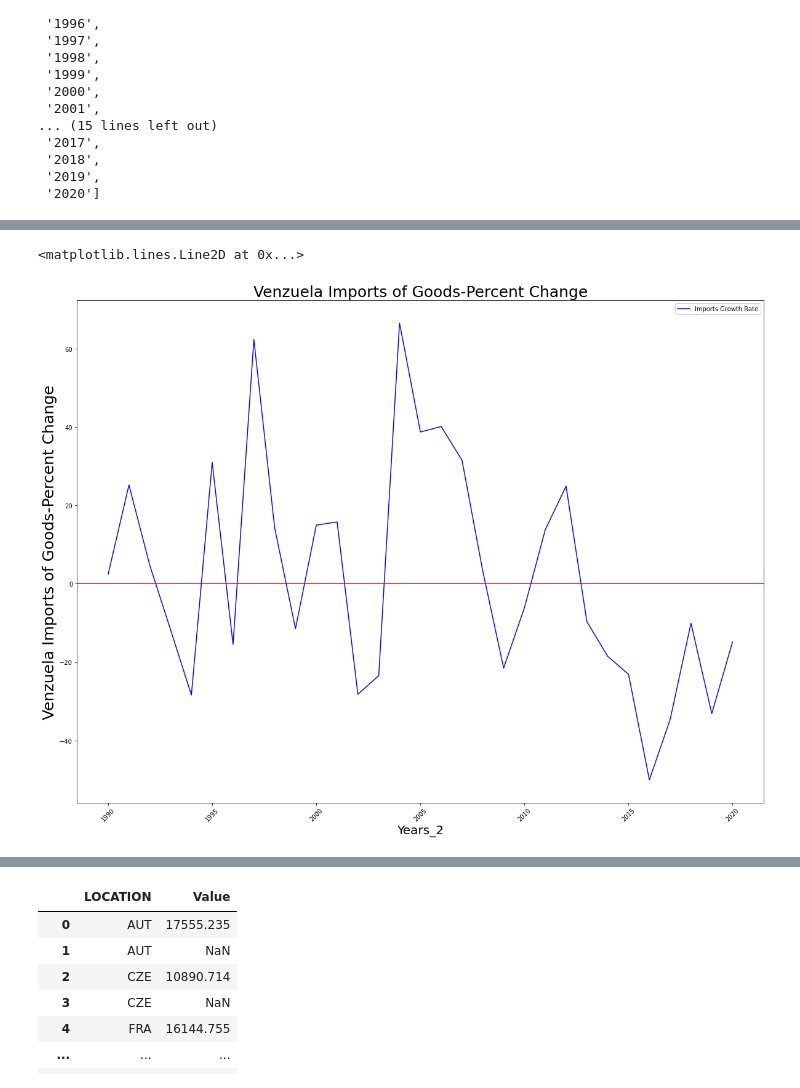
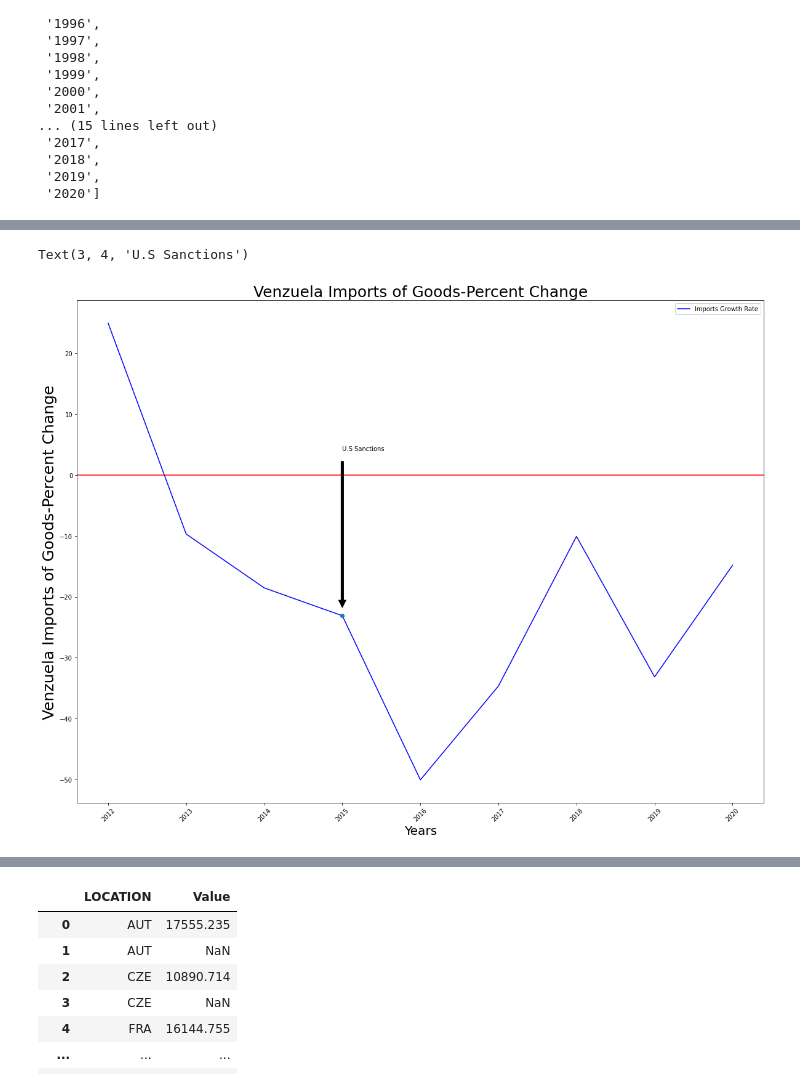
Before and after one commit to jonnie763/DATA-690-WANG-Stats-and-Visualizations, a Jupyter notebook: Jonathan_Rius_Deliverable_2.ipynb, the cells around one changed output, grey strips where cells are left out. Saved outputs shown, nothing was run; the diff lists cells and outputs as text; code cells hidden in the pictures.

```diff
--- a/Jonathan_Rius_Deliverable_2.ipynb
+++ b/Jonathan_Rius_Deliverable_2.ipynb
@@ -234,10 +238,10 @@ Years
  '2020']
 # %%
 long_df = df.melt(
-    id_vars="Country",                          # Unique identifier
-    value_vars=Years_2,    # List of columns to be melted to a single variable
-    var_name="Years_2",                          # The new column name for the variable
-    value_name="Imports Growth Rate"                         # The new column name for the value
+    id_vars="Country",                         # Unique identifier
+    value_vars=Years,                          # List of columns to be melted to a single variable
+    var_name="Years",                          # The new column name for the variable
+    value_name="Imports Growth Rate"           # The new column name for the value
 )
 
 long_df
@@ -259,3 +263,13 @@ long_df
 | 28 | Venezuela | 2018 | -10.074 |
 | 29 | Venezuela | 2019 | -33.140 |
 | 30 | Venezuela | 2020 | -14.796 |
+# %%
+start = '2012'
+end = '2020'
+
+l = list(long_df['Years']) #ordered list of names
+subl = l[l.index(start):l.index(end)+1] #list of names between the start and end
+
+long_df[long_df['Years'].isin(subl)] #filter dataset for list of names
+long_df=long_df[long_df['Years'].isin(subl)] #filter dataset for list of names
+long_df
@@ -262,11 +287,18 @@ long_df
 # %%
 import numpy as np
 fig, ax = plt.subplots(figsize=(20,15))
 ax.set_ylabel("Venzuela Imports of Goods-Percent Change",fontname="Arial", fontsize=25)
 ax.set_xlabel("Years",fontname="Arial", fontsize=20)
 ax.set_title("Venzuela Imports of Goods-Percent Change",fontname="Arial", fontsize=25)
-long_df.plot(kind="line",x="Years_2",y="Imports Growth Rate", legend= "GDP Percentage Growth", color="b", rot=45, ax = ax)
+long_df.plot(kind="line",x="Years",y="Imports Growth Rate", legend= "GDP Percentage Growth", color="b", rot=45, ax = ax)
+
+
 plt.axhline(y=0, color='r')
+
+
+ax.plot([3], [-23.102], 'o')
+ax.annotate('U.S Sanctions', xy=(3, -23.102), xytext=(3, 4),
+            arrowprops=dict(facecolor='black', shrink=0.05))
 # %% [output]
-<matplotlib.lines.Line2D at 0x...>
+Text(3, 4, 'U.S Sanctions')
-[figure, old version]
+[figure, new version]
```
Also changed, not shown: parts of 40 cells of this notebook.
